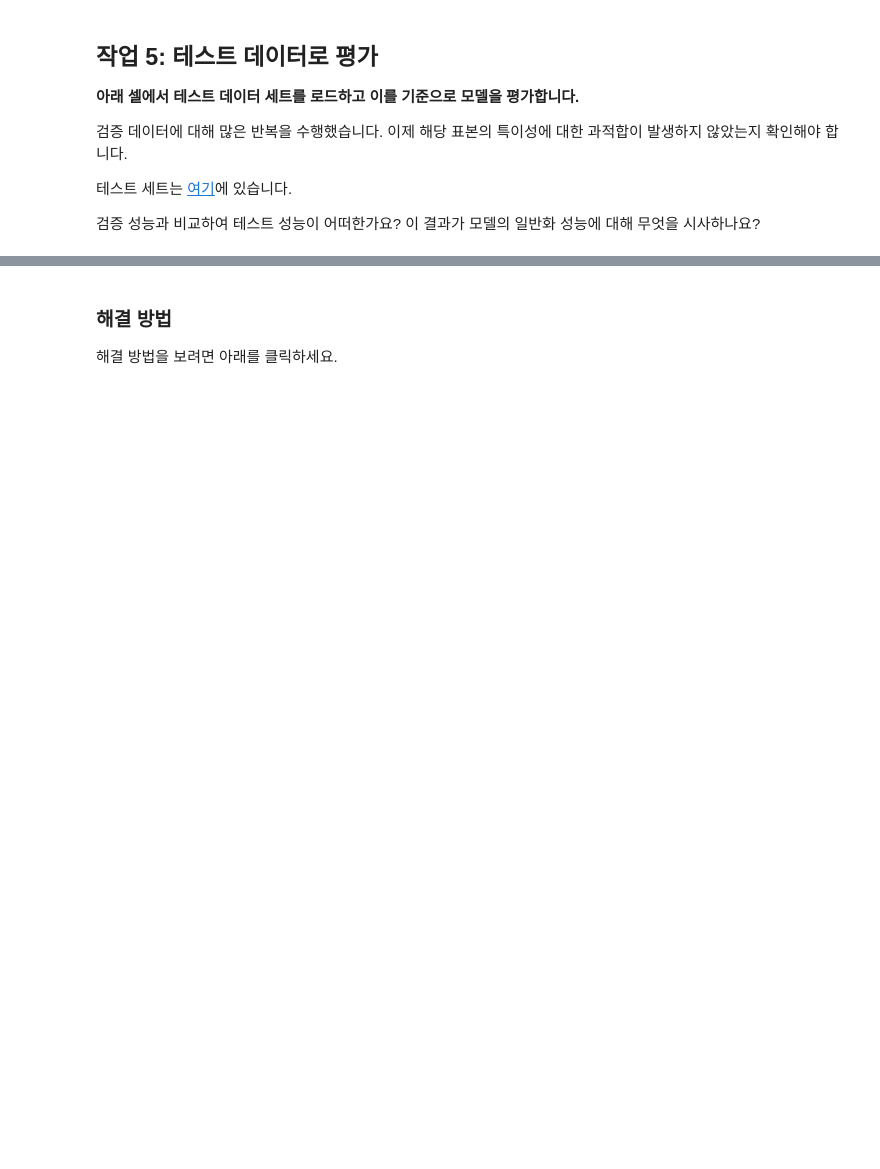
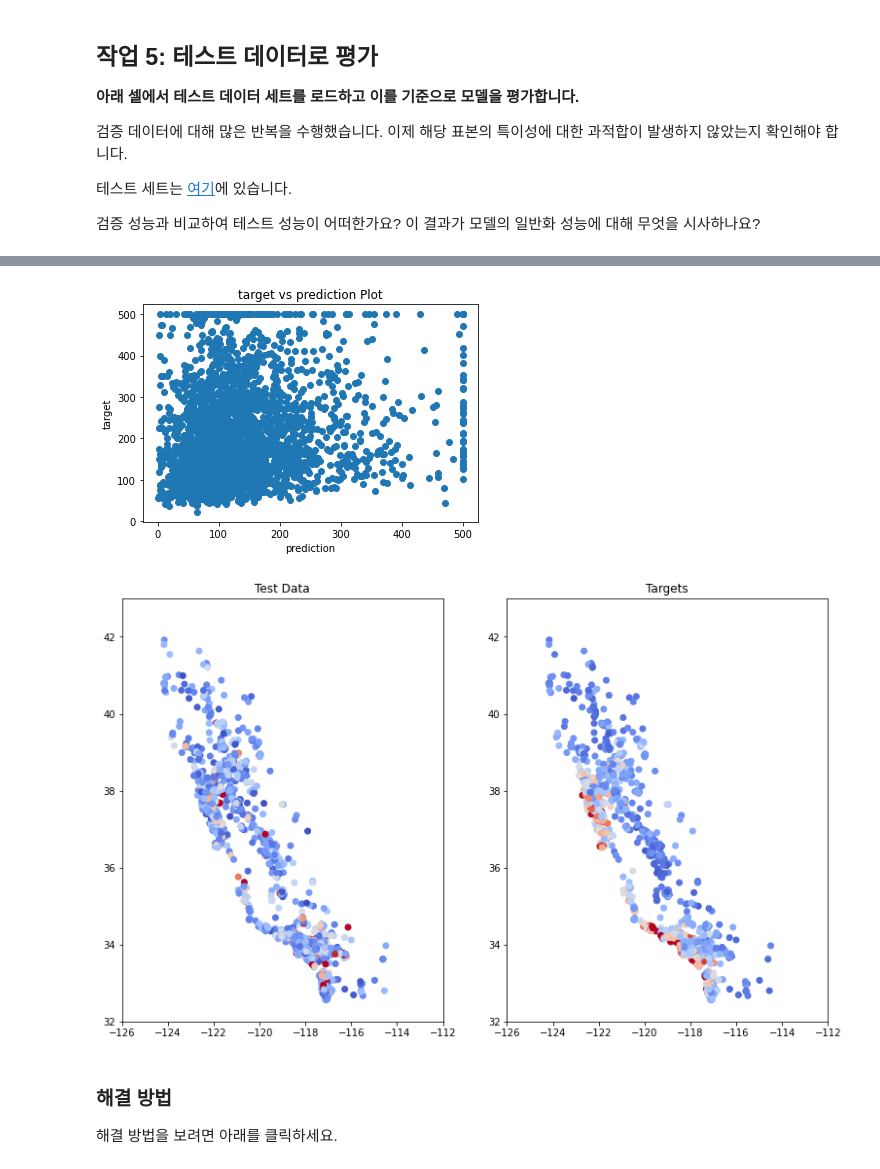
Before and after one commit to MinG822/Google-ML-Guide, a Jupyter notebook: validation.ipynb, the cells around one changed output, grey strips where cells are left out. Drawn from its saved outputs; the diff is of its cells as text; code cells hidden in the pictures; blank space fills up the shorter version.

```diff
--- a/validation.ipynb
+++ b/validation.ipynb
@@ -603,0 +701,64 @@ california_housing_test_data = pd.read_csv("https://download.mlcc.google.com/mle
+# %%
+california_housing_test_data = pd.read_csv("https://download.mlcc.google.com/mledu-datasets/california_housing_test.csv", sep=",")
+california_housing_test_data = california_housing_test_data.reindex(
+    np.random.permutation(california_housing_test_data.index))
+test_examples = preprocess_features(california_housing_test_data)
+test_targets = preprocess_targets(california_housing_test_data)
+
+predict_test_input_fn = lambda: my_input_fn(
+  test_examples,
+  test_targets['median_house_value'],
+  num_epochs=1,
+  shuffle=False
+)
+
+predictions = linear_regressor.predict(input_fn=predict_test_input_fn)
+print(predictions)
+predictions = np.array([item['predictions'][0] for item in predictions])
+
+# Compute loss.
+root_mean_squared_error = math.sqrt(
+  metrics.mean_squared_error(predictions, test_targets))
+# Occasionally print the current loss.
+print("%0.2f" % (root_mean_squared_error))
+
+predictions = pd.DataFrame({'median_house_value': pd.Series(predictions).apply(lambda x: min(x, 500.001))})
+
+plt.figure()
+plt.ylabel('target')
+plt.xlabel('prediction')
+plt.title('target vs prediction Plot')
+plt.scatter(predictions['median_house_value'], test_targets['median_house_value'])
+_ = plt.plot()
+
+print(predictions.describe())
+print(test_targets.describe())
+
+# 지도
+plt.figure(figsize=(13, 8))
+
+ax = plt.subplot(1, 2, 1)
+ax.set_title("Test Data")
+
+ax.set_autoscaley_on(False)
+ax.set_ylim([32, 43])
+ax.set_autoscalex_on(False)
+ax.set_xlim([-126, -112])
+plt.scatter(test_examples["longitude"],
+            test_examples["latitude"],
+            cmap="coolwarm",
+            c=predictions['median_house_value']/test_targets['median_house_value'].max())
+
+ax = plt.subplot(1,2,2)
+ax.set_title("Targets")
+
+ax.set_autoscaley_on(False)
+ax.set_ylim([32, 43])
+ax.set_autoscalex_on(False)
+ax.set_xlim([-126, -112])
+plt.scatter(test_examples["longitude"],
+            test_examples["latitude"],
+            cmap="coolwarm",
+            c=test_targets['median_house_value']/test_targets['median_house_value'].max())
+_ = plt.plot()
+# %% [output]
@@ -604,3 +785,5 @@ california_housing_test_data = pd.read_csv("https://download.mlcc.google.com/mle
+[figure, added]
+[figure, added]
 # %% [markdown]
  ### 해결 방법
 
```
Also changed, not shown: parts of 13 cells of this notebook.
